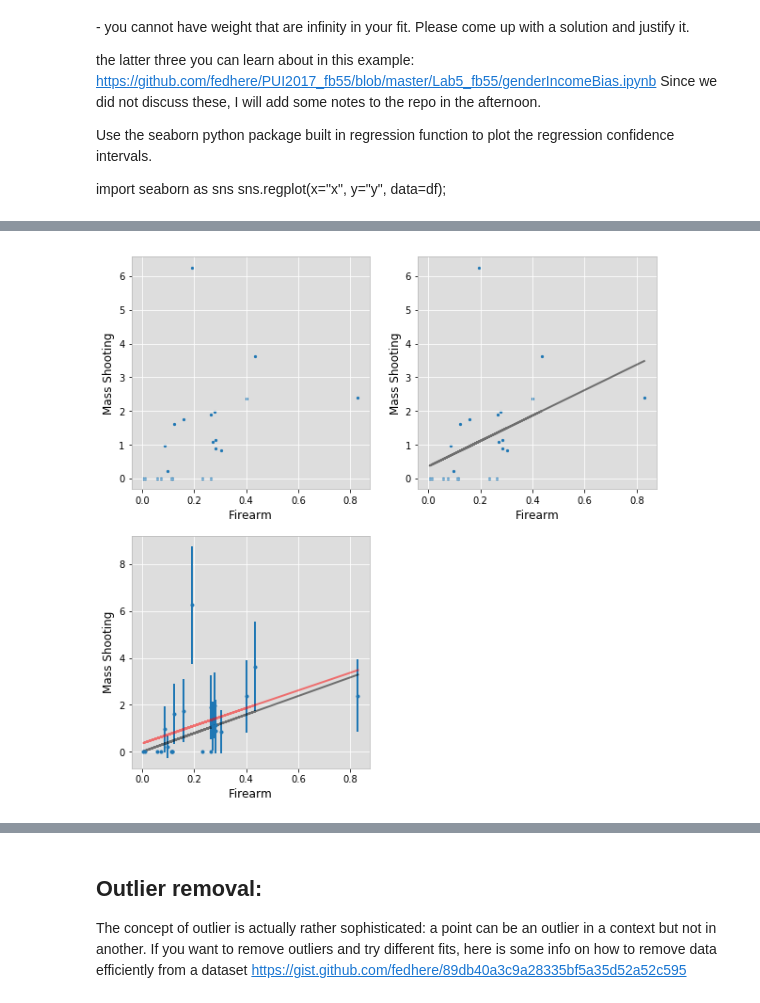
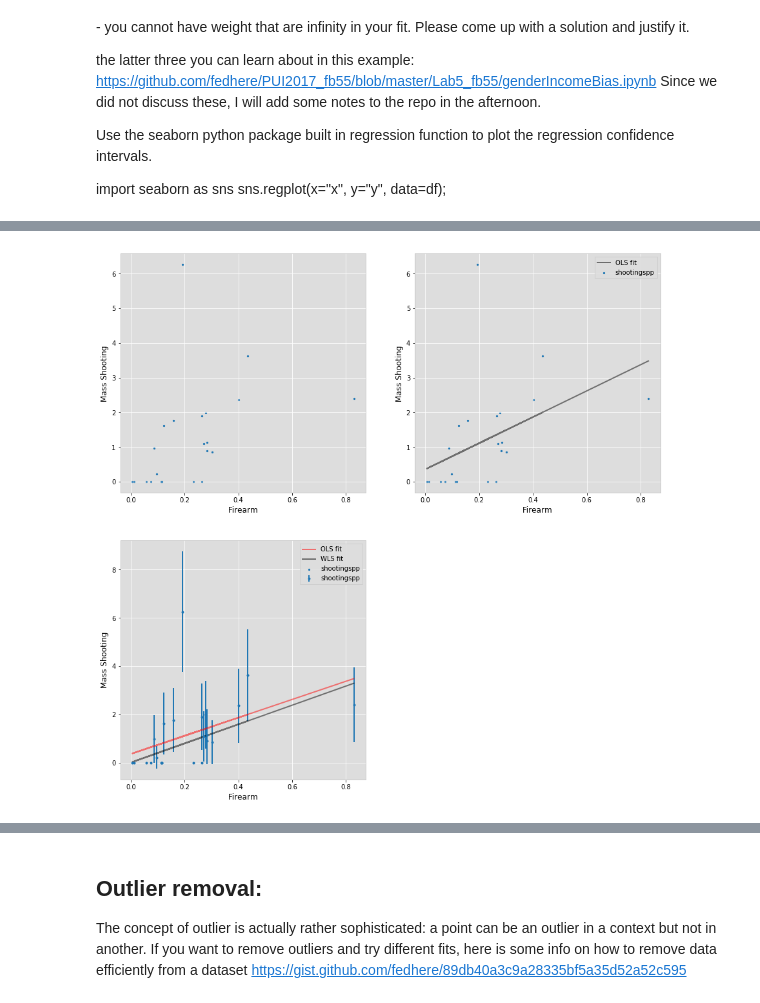
Before and after one commit to varinaldi/PUI2018_var287, a Jupyter notebook: HW9_var287/HW9_3_var287.ipynb, the cells around one changed output, grey strips where cells are left out. Saved outputs shown, nothing was run; the diff lists cells and outputs as text; code cells hidden in the pictures.

```diff
--- a/HW9_var287/HW9_3_var287.ipynb
+++ b/HW9_var287/HW9_3_var287.ipynb
@@ -443,36 +475,39 @@ WLS Regression Results
 | Skew: | 1.723 | Prob(JB): | 9.67e-07 |
 | Kurtosis: | 7.126 | Cond. No. | 1.00 |
 # %%
-fig = pl.figure(figsize=(10,10))
+fig = pl.figure(figsize=(15,15))
 ax = fig.add_subplot(221)
+
 pl.scatter(df_['firearms'], df_['shootingspp'], s=5)
 
 ax.set_xlabel("Firearm")
 ax.set_ylabel("Mass Shooting")
 
 
 ax1 = fig.add_subplot(222)
 pl.scatter(df_['firearms'], df_['shootingspp'], s=5)
 
 ax1.plot(df_['firearms'], df_['firearms']*b1+b0, color ='black', alpha = 0.5, label = 'OLS fit')
 
 ax1.set_xlabel("Firearm")
 ax1.set_ylabel("Mass Shooting")
+ax1.legend()
 
 
 ax2 = fig.add_subplot(223)
 pl.scatter(df_['firearms'], df_['shootingspp'], s=5)
 
 ax2.plot(df_['firearms'], df_['firearms']*b1+b0, color ='red', alpha = 0.5, label = 'OLS fit')
-ax2.plot(df_['firearms'], WLSfit.predict(df_['firearms']), color ='black', alpha = 0.5, label = 'OLS fit')
+ax2.plot(df_['firearms'], WLSfit.predict(df_['firearms']), color ='black', alpha = 0.5, label = 'WLS fit')
 
 ax2.errorbar(df_['firearms'], df_['shootingspp'],
             yerr = np.sqrt(df_['shootingspp'] * 1.0), fmt = '.')
 
 ax2.set_xlabel("Firearm")
 ax2.set_ylabel("Mass Shooting")
+ax2.legend()
 
 
 pl.show()
 # %% [output]
-[figure, old version]
+[figure, new version]
```
Also changed, not shown: parts of 20 cells of this notebook, 2 other files.
